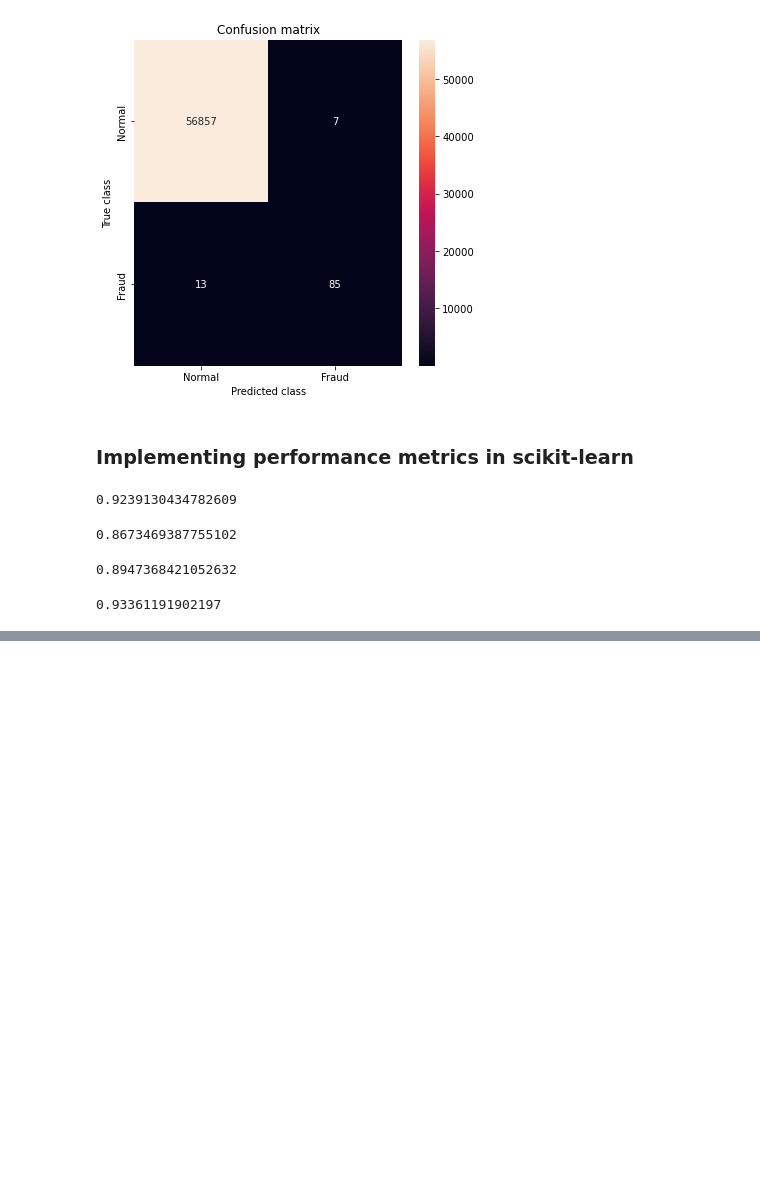
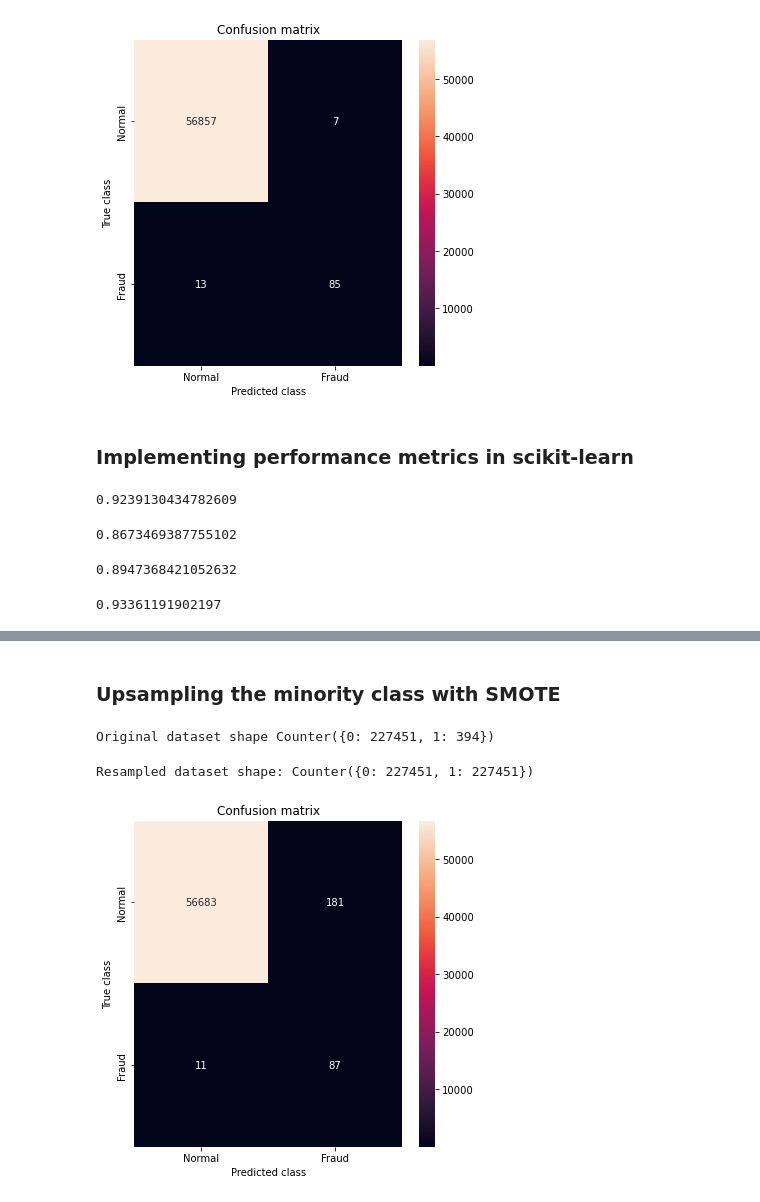
Before and after one commit to KirilAngelov/Fraud-Detection, a Jupyter notebook: detection.ipynb, the cells around one changed output, grey strips where cells are left out. Saved outputs shown, nothing was run; the diff lists cells and outputs as text; code cells hidden in the pictures; blank space fills up the shorter version.

Commit message:
Upsampling and XGBoost tuning.

```diff
--- a/detection.ipynb
+++ b/detection.ipynb
@@ -308,0 +328,26 @@ roc_auc_score(y_test, y_pred_imprv_xgb)
+# %% [markdown]
+### Upsampling the minority class with SMOTE
+# %%
+from imblearn.over_sampling import SMOTE
+from collections import Counter
+
+print(f"Original dataset shape {Counter(y_train)}")
+# %% [output]
+Original dataset shape Counter({0: 227451, 1: 394})
+# %%
+# sampling_strategy - ratio of minority to majority samples
+# k_neighbors - defines neighborhood of samples to use to generate synthetic samples.
+# Decreasing k_neighbors to reduce false positives
+sm = SMOTE(sampling_strategy=1, random_state = 42, k_neighbors = 5)
+# %%
+X_res, y_res = sm.fit_resample(X_train, y_train)
+print(f"Resampled dataset shape: {Counter(y_res)}")
+# %% [output]
+Resampled dataset shape: Counter({0: 227451, 1: 227451})
+# %%
+model_xgb_resampled = xgb.XGBClassifier(max_depth = 5, scale_pos_weight = 100)
+model_xgb_resampled.fit(X_res, y_res)
+y_pred_resampled = model_xgb_resampled.predict(X_test)
+plot_confusion_matrix(y_test, y_pred_resampled)
+# %% [output]
+[figure, added]
```
Also changed, not shown: parts of 7 cells of this notebook.
